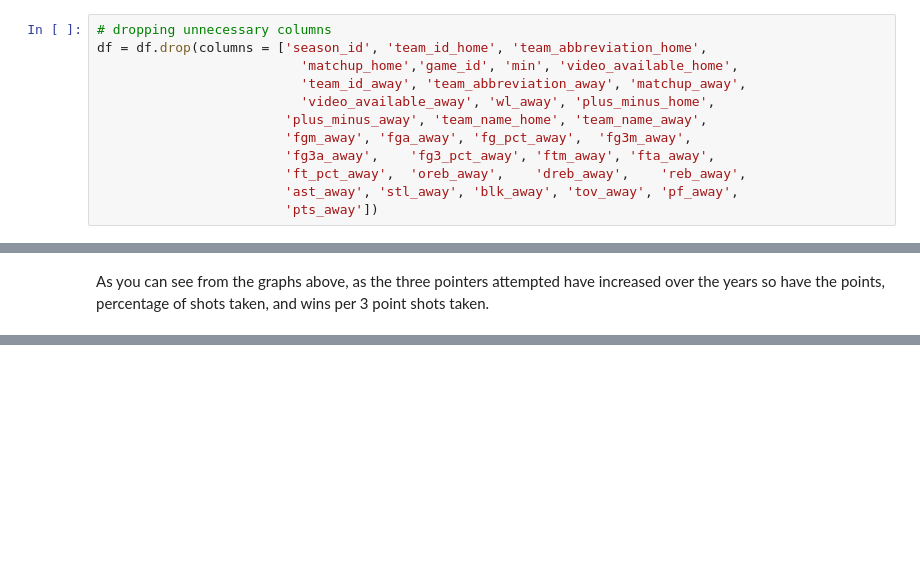
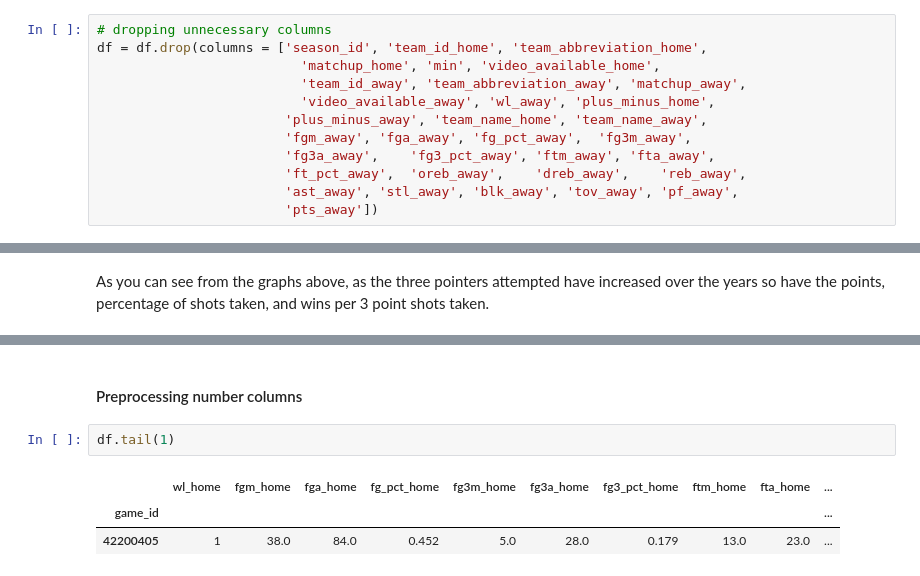
Before and after one commit to chrishunt11/Basketball-Analytics, a Jupyter notebook: Project_2.ipynb, the cells around one changed output, grey strips where cells are left out. Drawn from its saved outputs; the diff is of its cells as text; blank space fills up the shorter version.

```diff
--- a/Project_2.ipynb
+++ b/Project_2.ipynb
@@ -80,7 +77,7 @@ df.describe(include='object')
 # %%
 # dropping unnecessary columns
 df = df.drop(columns = ['season_id', 'team_id_home', 'team_abbreviation_home',
-                          'matchup_home','game_id', 'min', 'video_available_home',
+                          'matchup_home', 'min', 'video_available_home',
                           'team_id_away', 'team_abbreviation_away', 'matchup_away',
                           'video_available_away', 'wl_away', 'plus_minus_home',
                         'plus_minus_away', 'team_name_home', 'team_name_away',
@@ -982,0 +1010,8 @@ As you can see from the graphs above, as the three pointers attempted have incre
+# %% [markdown]
+#### Preprocessing number columns
+# %%
+df.tail(1)
+# %% [output]
+|  | wl_home | fgm_home | fga_home | fg_pct_home | fg3m_home | fg3a_home | fg3_pct_home | ftm_home | fta_home | ... |
+| game_id |  |  |  |  |  |  |  |  |  | ... |
+| 42200405 | 1 | 38.0 | 84.0 | 0.452 | 5.0 | 28.0 | 0.179 | 13.0 | 23.0 | ... |
```
Also changed, not shown: parts of 37 cells of this notebook.
